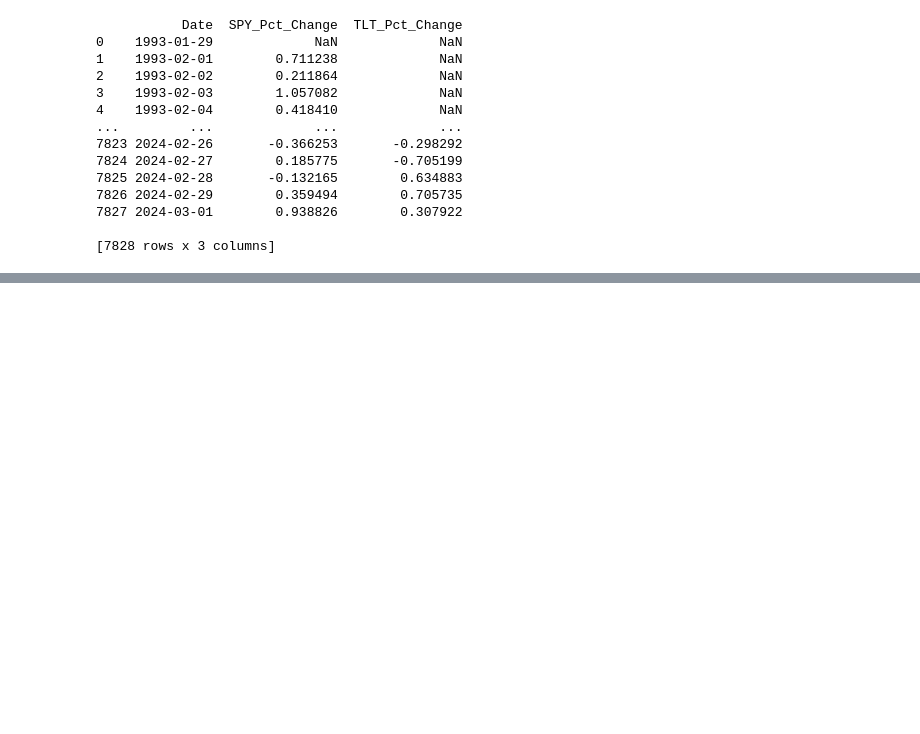
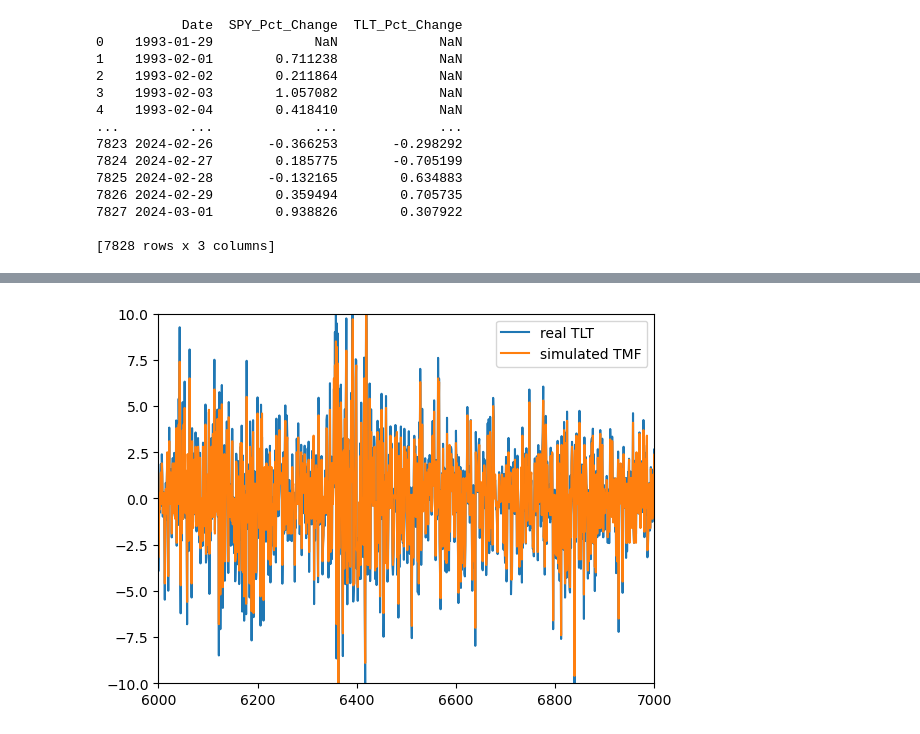
Before and after one commit to oTaira/BTBJ, a Jupyter notebook: BTBJ.ipynb, the cells around one changed output, grey strips where cells are left out. Saved outputs shown, nothing was run; the diff lists cells and outputs as text; code cells hidden in the pictures; blank space fills up the shorter version.

```diff
--- a/BTBJ.ipynb
+++ b/BTBJ.ipynb
@@ -167,0 +186,9 @@ display(final_joined_df)
+# %%
+plt.plot(final_joined_df["TLT_Pct_Change"] * 3, label="real TLT")
+plt.plot(final_joined_df["TMF"], label = "simulated TMF")
+plt.legend()
+plt.xlim(6000,7000)
+plt.ylim(-10,10)
+plt.show()
+# %% [output]
+[figure, added]
```
Also changed, not shown: parts of 5 cells of this notebook.
